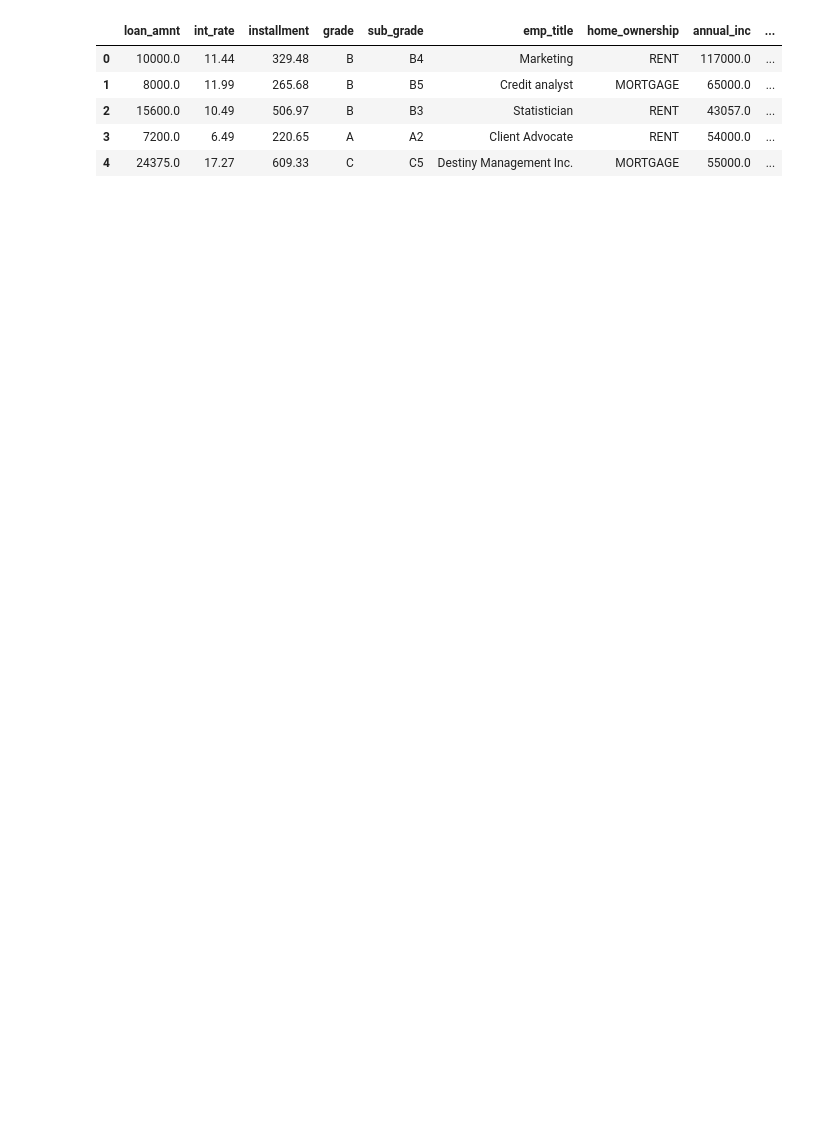
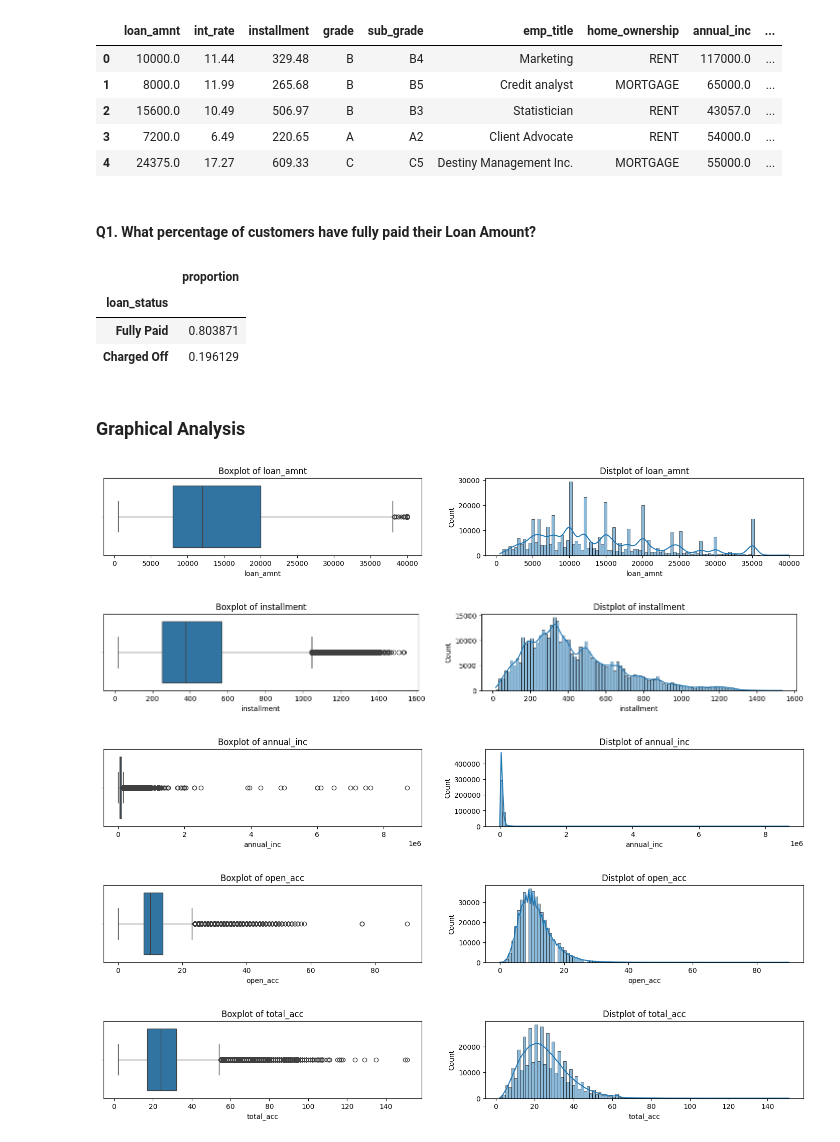
Before and after one commit to aswinvrpai/Study_Projects, a Jupyter notebook: loan_tap_eda.ipynb, the cells around one changed output. Drawn from its saved outputs; the diff is of its cells as text; code cells hidden in the pictures; blank space fills up the shorter version.

```diff
--- a/loan_tap_eda.ipynb
+++ b/loan_tap_eda.ipynb
@@ -287,3 +280,30 @@ data_set.head(5)
 | 2 | 15600.0 | 10.49 | 506.97 | B | B3 | Statistician | RENT | 43057.0 | ... |
 | 3 | 7200.0 | 6.49 | 220.65 | A | A2 | Client Advocate | RENT | 54000.0 | ... |
 | 4 | 24375.0 | 17.27 | 609.33 | C | C5 | Destiny Management Inc. | MORTGAGE | 55000.0 | ... |
+# %% [markdown]
+#### Q1. What percentage of customers have fully paid their Loan Amount?
+# %%
+data_set['loan_status'].value_counts(normalize=True).to_frame()
+# %% [output]
+|  | proportion |
+| loan_status |  |
+| Fully Paid | 0.803871 |
+| Charged Off | 0.196129 |
+# %% [markdown]
+### Graphical Analysis
+# %%
+plot_colum_list = ['loan_amnt','installment','annual_inc','open_acc','total_acc']
+for col in plot_colum_list:
+    plt.figure(figsize=(18,2))
+    plt.subplot(121)
+    plt.title(f'Boxplot of {col}',loc='center')
+    sns.boxplot(data=data_set[col],orient='h')
+    plt.subplot(122)
+    plt.title(f'Distplot of {col}',loc='center')
+    sns.histplot(data=data_set[col],kde=0.3,bins=100)
+# %% [output]
+[figure, added]
+[figure, added]
+[figure, added]
+[figure, added]
+[figure, added]
```
Also changed, not shown: parts of 17 cells of this notebook, 3 other files.
